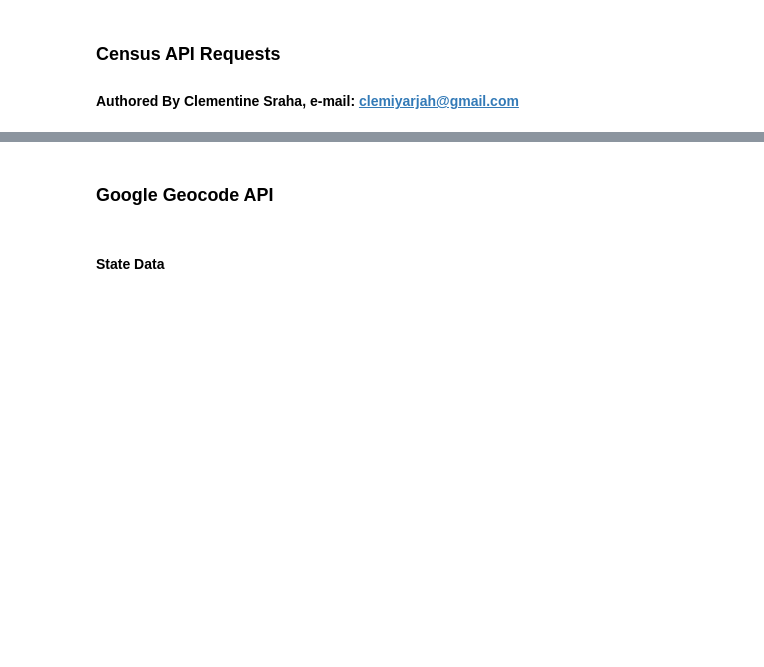
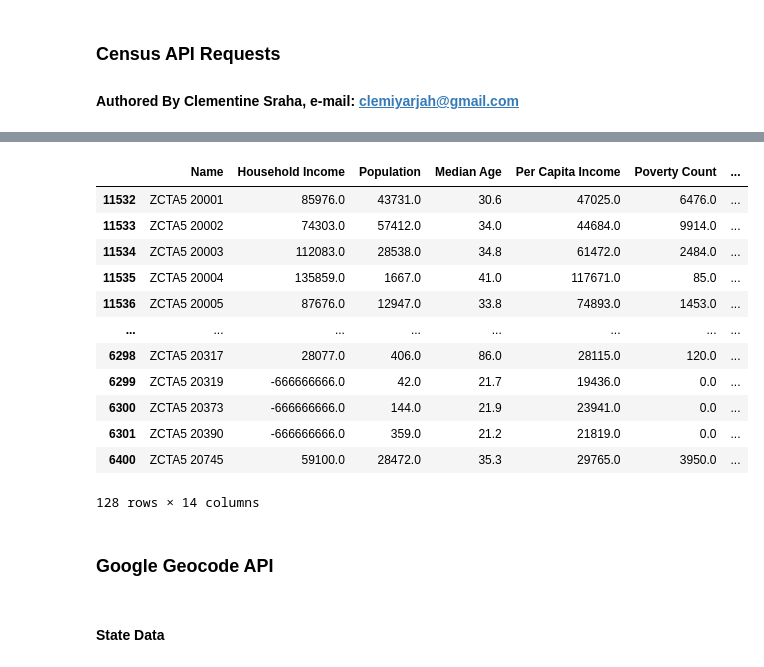
Before and after one commit to clemiblac/Crime_in_DC, a Jupyter notebook: census.ipynb, the cells around one changed output, grey strips where cells are left out. Saved outputs shown, nothing was run; the diff lists cells and outputs as text; code cells hidden in the pictures; blank space fills up the shorter version.

```diff
--- a/census.ipynb
+++ b/census.ipynb
@@ -34,3 +153,32 @@ state_pop_df.head(5)
+# %%
+census_df = census_df.loc[(census_df['Zipcode'] == "20007")|(census_df['Zipcode'] == "20016")|
+                         (census_df['Zipcode'] == "20008")| (census_df['Zipcode'] == "20009")| (census_df['Zipcode'] == "20010")
+                         |(census_df['Zipcode'] == "20011")| (census_df['Zipcode'] == "20012")| (census_df['Zipcode'] == "20013")
+                         |(census_df['Zipcode'] == "20390")| (census_df['Zipcode'] == "20015")| (census_df['Zipcode'] == "20373")
+                         | (census_df['Zipcode'] == "20319")| (census_df['Zipcode'] == "20317")| (census_df['Zipcode'] == "20064")
+                         | (census_df['Zipcode'] == "20057")| (census_df['Zipcode'] == "20052")| (census_df['Zipcode'] == "20037")
+                         | (census_df['Zipcode'] == "20036")| (census_df['Zipcode'] == "20032")| (census_df['Zipcode'] == "20024")
+                         | (census_df['Zipcode'] == "20020")| (census_df['Zipcode'] == "20019")| (census_df['Zipcode'] == "20018")
+                         | (census_df['Zipcode'] == "20017")| (census_df['Zipcode'] == "20001")| (census_df['Zipcode'] == "20002")
+                         | (census_df['Zipcode'] == "20003")| (census_df['Zipcode'] == "20004")| (census_df['Zipcode'] == "20005")
+                         | (census_df['Zipcode'] == "20006")| (census_df['Zipcode'] == "20204")| (census_df['Zipcode'] == "20230")
+                         | (census_df['Zipcode'] == "20250")| (census_df['Zipcode'] == "20310")| (census_df['Zipcode'] == "20745")]
+# %%
+census_df
+# %% [output]
+|  | Name | Household Income | Population | Median Age | Per Capita Income | Poverty Count | ... |
+| 11532 | ZCTA5 20001 | 85976.0 | 43731.0 | 30.6 | 47025.0 | 6476.0 | ... |
+| 11533 | ZCTA5 20002 | 74303.0 | 57412.0 | 34.0 | 44684.0 | 9914.0 | ... |
+| 11534 | ZCTA5 20003 | 112083.0 | 28538.0 | 34.8 | 61472.0 | 2484.0 | ... |
+| 11535 | ZCTA5 20004 | 135859.0 | 1667.0 | 41.0 | 117671.0 | 85.0 | ... |
+| 11536 | ZCTA5 20005 | 87676.0 | 12947.0 | 33.8 | 74893.0 | 1453.0 | ... |
+| ... | ... | ... | ... | ... | ... | ... | ... |
+| 6298 | ZCTA5 20317 | 28077.0 | 406.0 | 86.0 | 28115.0 | 120.0 | ... |
+| 6299 | ZCTA5 20319 | -666666666.0 | 42.0 | 21.7 | 19436.0 | 0.0 | ... |
+| 6300 | ZCTA5 20373 | -666666666.0 | 144.0 | 21.9 | 23941.0 | 0.0 | ... |
+| 6301 | ZCTA5 20390 | -666666666.0 | 359.0 | 21.2 | 21819.0 | 0.0 | ... |
+| 6400 | ZCTA5 20745 | 59100.0 | 28472.0 | 35.3 | 29765.0 | 3950.0 | ... |
+128 rows × 14 columns
 # %% [markdown]
 ### Google Geocode API
 # %%
```
Also changed, not shown: parts of 40 cells of this notebook, 1 other file.
